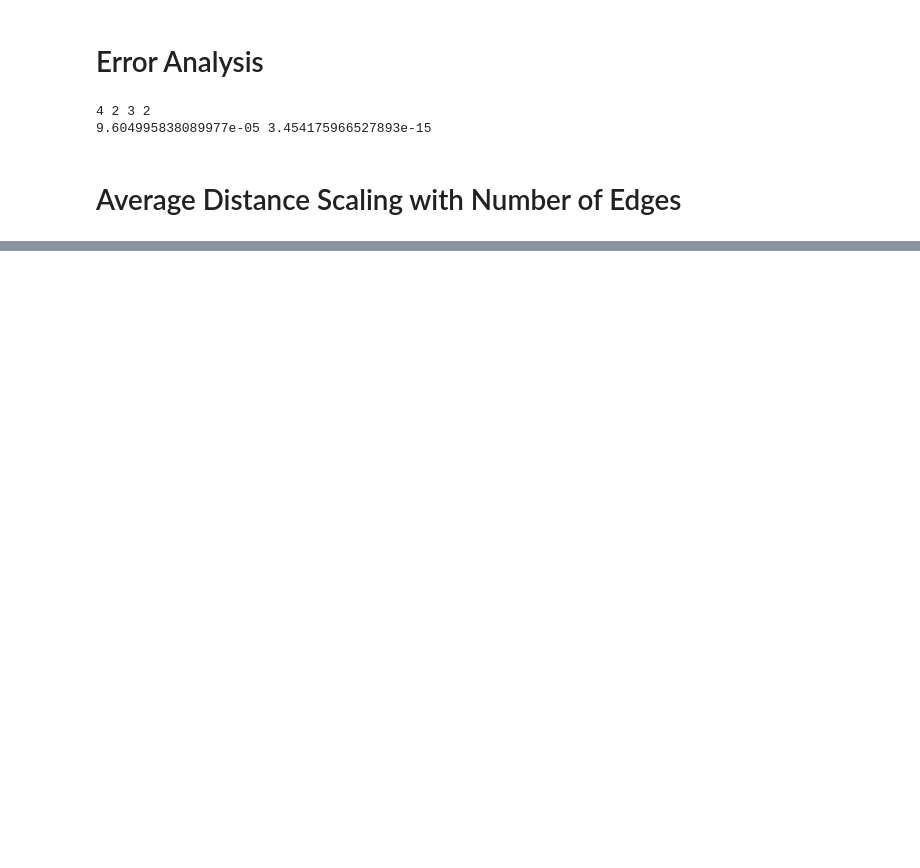
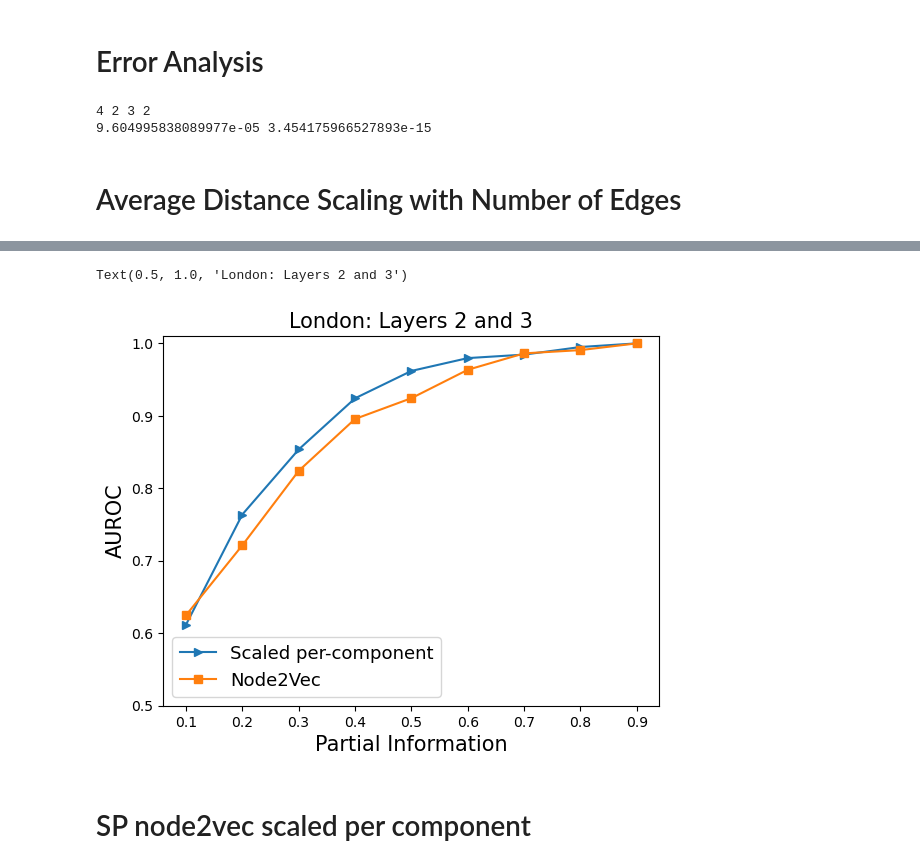
Before and after one commit to kaiser-dan/proj_naive-embedded-reconstruction, a Jupyter notebook: notebooks/ex/SP_n2v_Exp1.ipynb, the cells around one changed output, grey strips where cells are left out. Saved outputs shown, nothing was run; the diff lists cells and outputs as text; code cells hidden in the pictures; blank space fills up the shorter version.

```diff
--- a/notebooks/ex/SP_n2v_Exp1.ipynb
+++ b/notebooks/ex/SP_n2v_Exp1.ipynb
@@ -483,0 +671,14 @@ plt.yticks(fontsize=13)
+# %%
+plt.plot(np.linspace(0.1,0.9,9),AUC,'>-',label='Scaled per-component')
+plt.plot(np.linspace(0.1,0.9,9),AUC_,'s-',label='Node2Vec')
+
+plt.ylim(0.5,1.01)
+plt.xlabel('Partial Information',fontsize=15)
+plt.ylabel('AUROC',fontsize=15)
+plt.legend(fontsize=13)
+plt.title('London: Layers 2 and 3',fontsize=15)
+# %% [output]
+Text(0.5, 1.0, 'London: Layers 2 and 3')
+[figure, added]
+# %% [markdown]
+# SP node2vec scaled per component
```
Also changed, not shown: parts of 20 cells of this notebook.
